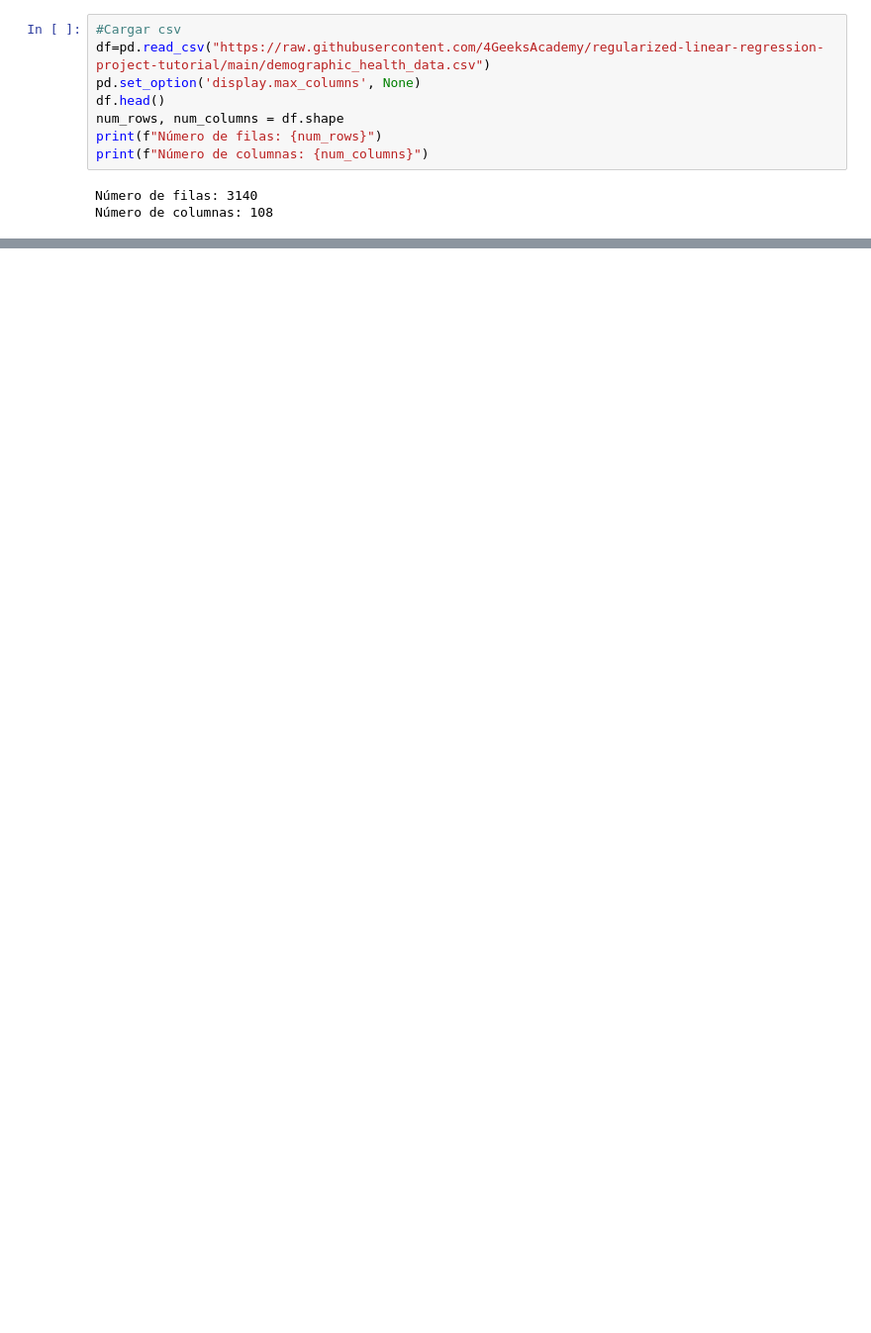
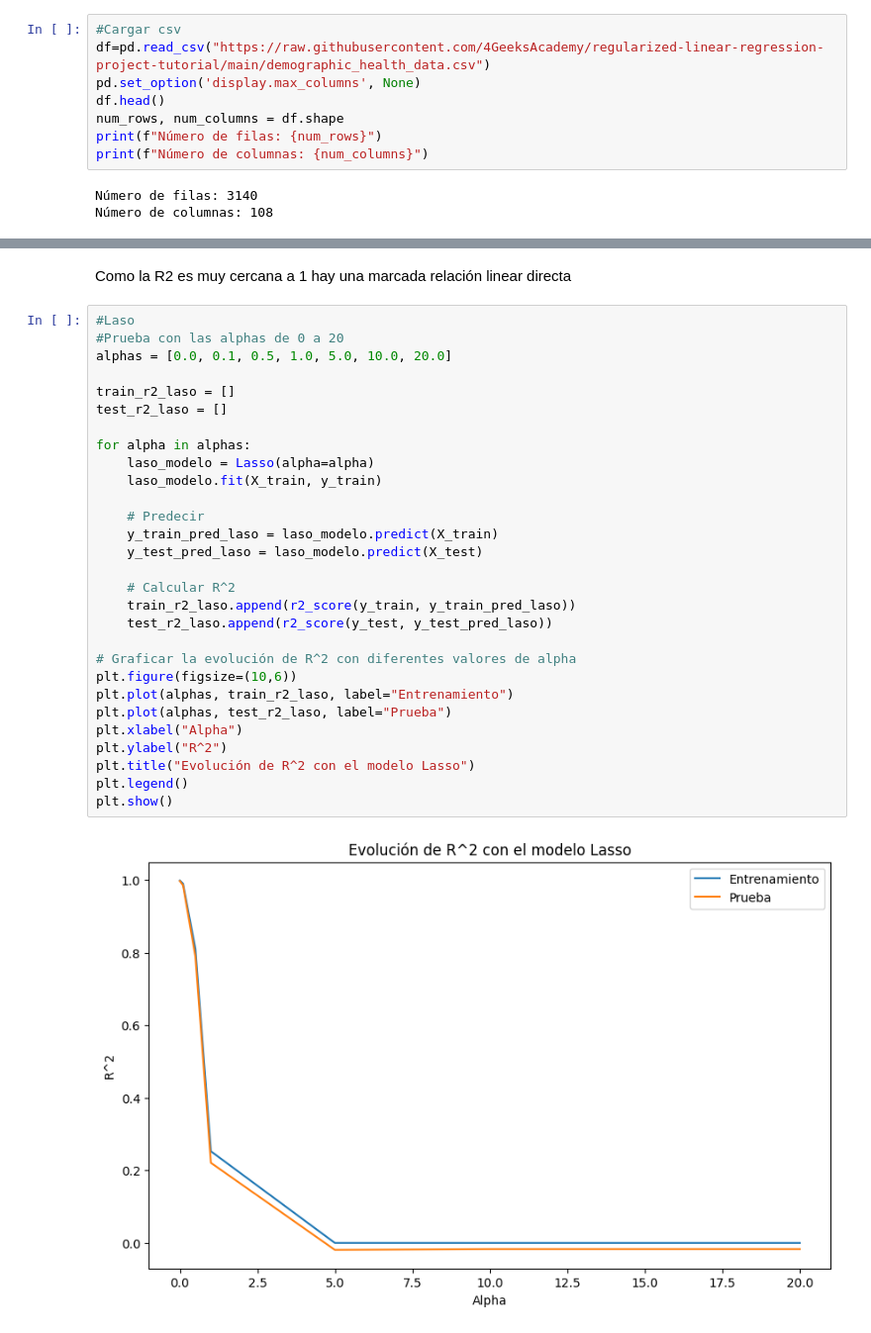
Before and after one commit to pdeleonsoria/Regresion-Lineal-Regularizada, a Jupyter notebook: src/explore.ipynb, the cells around one changed output, grey strips where cells are left out. Shown at 99% size. Cells and saved outputs as stored; diff of their text form; blank space fills up the shorter version.

Commit message:
laso1

```diff
--- a/src/explore.ipynb
+++ b/src/explore.ipynb
@@ -37,0 +115,33 @@ df["Heart disease_number"].nunique()
+# %% [markdown]
+Como la R2 es muy cercana a 1 hay una marcada relación linear directa
+# %%
+#Laso
+#Prueba con las alphas de 0 a 20
+alphas = [0.0, 0.1, 0.5, 1.0, 5.0, 10.0, 20.0]
+
+train_r2_laso = []
+test_r2_laso = []
+
+for alpha in alphas:
+    laso_modelo = Lasso(alpha=alpha)
+    laso_modelo.fit(X_train, y_train)
+
+    # Predecir
+    y_train_pred_laso = laso_modelo.predict(X_train)
+    y_test_pred_laso = laso_modelo.predict(X_test)
+
+    # Calcular R^2
+    train_r2_laso.append(r2_score(y_train, y_train_pred_laso))
+    test_r2_laso.append(r2_score(y_test, y_test_pred_laso))
+
+# Graficar la evolución de R^2 con diferentes valores de alpha
+plt.figure(figsize=(10,6))
+plt.plot(alphas, train_r2_laso, label="Entrenamiento")
+plt.plot(alphas, test_r2_laso, label="Prueba")
+plt.xlabel("Alpha")
+plt.ylabel("R^2")
+plt.title("Evolución de R^2 con el modelo Lasso")
+plt.legend()
+plt.show()
+# %% [output]
+[figure, added]
```
Also changed, not shown: parts of 5 cells of this notebook, 2 other files.
